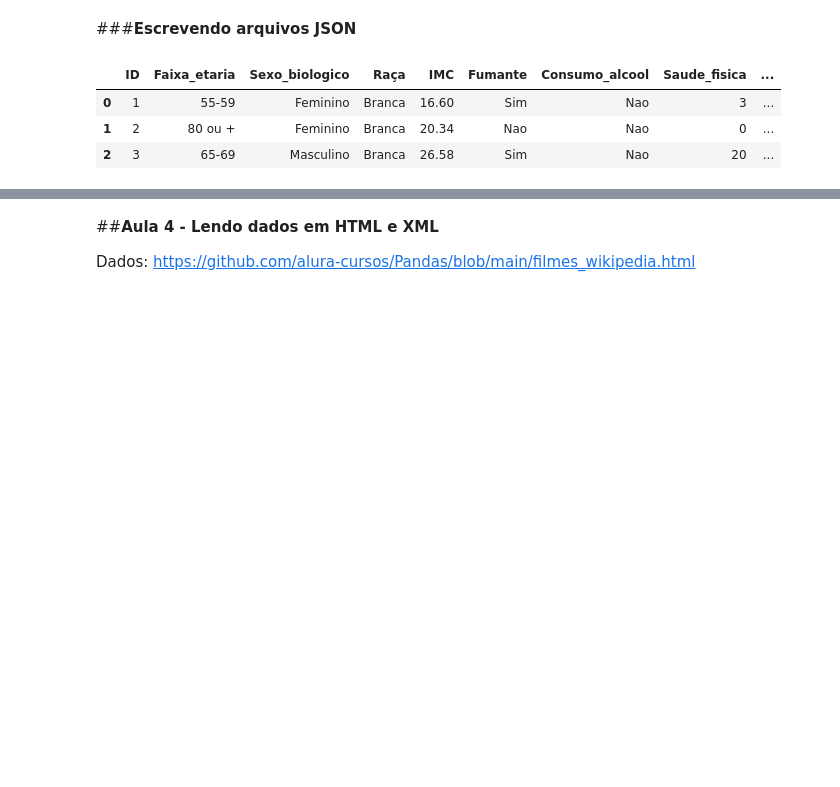
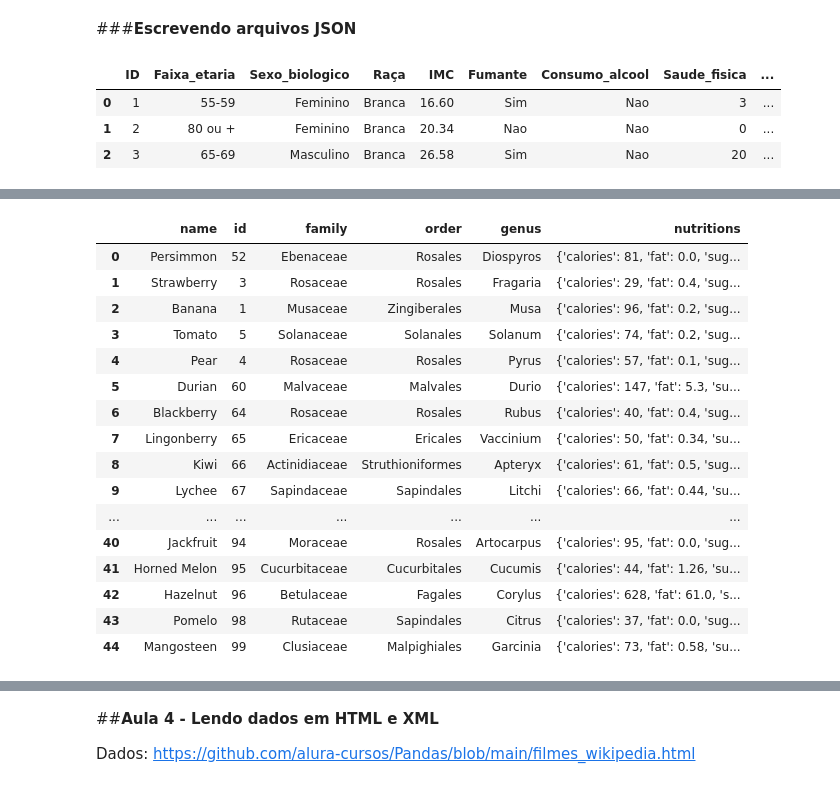
Before and after one commit to ClaytonPavani/python_data_science, a Jupyter notebook: pandas_formatos.ipynb, the cells around one changed output, grey strips where cells are left out. Saved outputs shown, nothing was run; the diff lists cells and outputs as text; code cells hidden in the pictures; blank space fills up the shorter version.

```diff
--- a/pandas_formatos.ipynb
+++ b/pandas_formatos.ipynb
@@ -583,0 +608,22 @@ pd.read_json('/content/historico_pacientes_norm.json')
+# %%
+# Utilizando Pandas para exibir um dataframe
+
+pd.DataFrame(resultado)
+# %% [output]
+|  | name | id | family | order | genus | nutritions |
+| 0 | Persimmon | 52 | Ebenaceae | Rosales | Diospyros | {'calories': 81, 'fat': 0.0, 'sug... |
+| 1 | Strawberry | 3 | Rosaceae | Rosales | Fragaria | {'calories': 29, 'fat': 0.4, 'sug... |
+| 2 | Banana | 1 | Musaceae | Zingiberales | Musa | {'calories': 96, 'fat': 0.2, 'sug... |
+| 3 | Tomato | 5 | Solanaceae | Solanales | Solanum | {'calories': 74, 'fat': 0.2, 'sug... |
+| 4 | Pear | 4 | Rosaceae | Rosales | Pyrus | {'calories': 57, 'fat': 0.1, 'sug... |
+| 5 | Durian | 60 | Malvaceae | Malvales | Durio | {'calories': 147, 'fat': 5.3, 'su... |
+| 6 | Blackberry | 64 | Rosaceae | Rosales | Rubus | {'calories': 40, 'fat': 0.4, 'sug... |
+| 7 | Lingonberry | 65 | Ericaceae | Ericales | Vaccinium | {'calories': 50, 'fat': 0.34, 'su... |
+| 8 | Kiwi | 66 | Actinidiaceae | Struthioniformes | Apteryx | {'calories': 61, 'fat': 0.5, 'sug... |
+| 9 | Lychee | 67 | Sapindaceae | Sapindales | Litchi | {'calories': 66, 'fat': 0.44, 'su... |
+| ... | ... | ... | ... | ... | ... | ... |
+| 40 | Jackfruit | 94 | Moraceae | Rosales | Artocarpus | {'calories': 95, 'fat': 0.0, 'sug... |
+| 41 | Horned Melon | 95 | Cucurbitaceae | Cucurbitales | Cucumis | {'calories': 44, 'fat': 1.26, 'su... |
+| 42 | Hazelnut | 96 | Betulaceae | Fagales | Corylus | {'calories': 628, 'fat': 61.0, 's... |
+| 43 | Pomelo | 98 | Rutaceae | Sapindales | Citrus | {'calories': 37, 'fat': 0.0, 'sug... |
+| 44 | Mangosteen | 99 | Clusiaceae | Malpighiales | Garcinia | {'calories': 73, 'fat': 0.58, 'su... |
```
Also changed, not shown: parts of 17 cells of this notebook.
